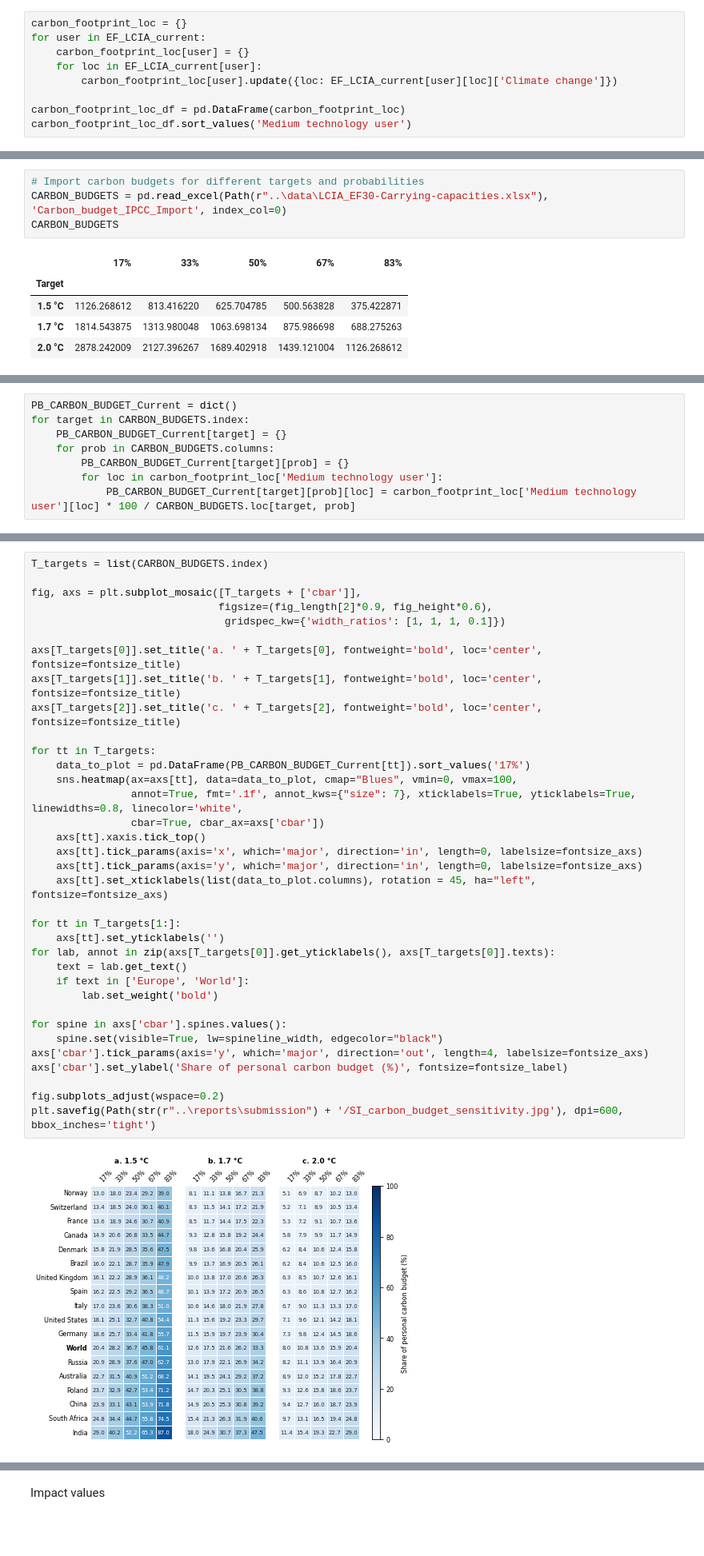
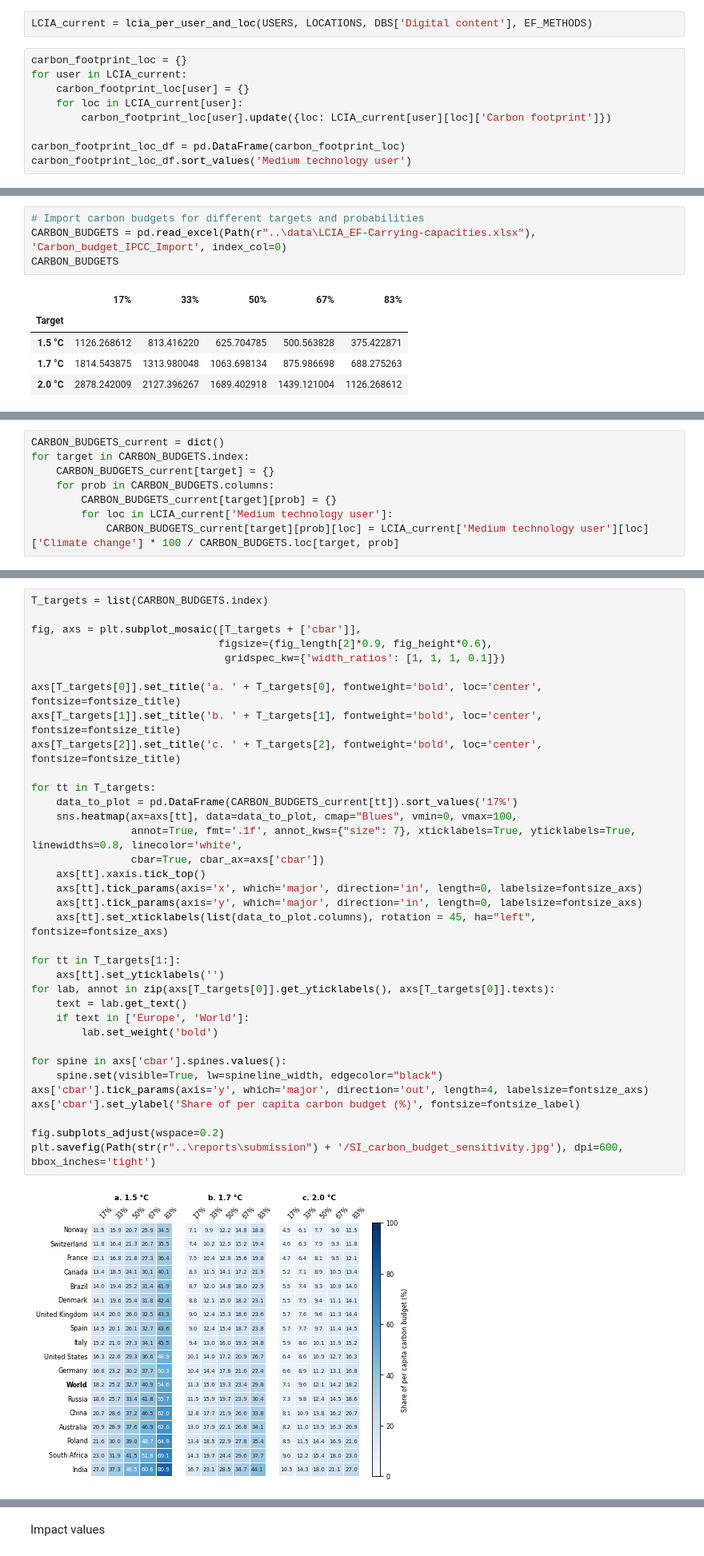
Before and after one commit to robyistrate/internet-environmental-footprint, a Jupyter notebook: notebooks/02_LCA_results_analysis.ipynb, the cells around one changed output, grey strips where cells are left out. Shown at 80% size. Drawn from its saved outputs; the diff is of its cells as text; blank space fills up the shorter version.

```diff
--- a/notebooks/02_LCA_results_analysis.ipynb
+++ b/notebooks/02_LCA_results_analysis.ipynb
@@ -132,9 +127,11 @@ EF_PB_current = impacts_contribution_to_PBs(USERS, LOCATIONS, EF_LCIA_current, E
+# %%
+LCIA_current = lcia_per_user_and_loc(USERS, LOCATIONS, DBS['Digital content'], EF_METHODS)
 # %%
 carbon_footprint_loc = {}
-for user in EF_LCIA_current:
+for user in LCIA_current:
     carbon_footprint_loc[user] = {}
-    for loc in EF_LCIA_current[user]:
-        carbon_footprint_loc[user].update({loc: EF_LCIA_current[user][loc]['Climate change']})
+    for loc in LCIA_current[user]:
+        carbon_footprint_loc[user].update({loc: LCIA_current[user][loc]['Carbon footprint']})
 
 carbon_footprint_loc_df = pd.DataFrame(carbon_footprint_loc)
 carbon_footprint_loc_df.sort_values('Medium technology user')
@@ -250,7 +250,7 @@ fig, axs = pb_share_fig(user, carbon_footprint_loc_df, user_pb, fig_name)
 ### Climate impacts under different carbon budgets
 # %%
 # Import carbon budgets for different targets and probabilities
-CARBON_BUDGETS = pd.read_excel(Path(r"..\data\LCIA_EF30-Carrying-capacities.xlsx"), 'Carbon_budget_IPCC_Import', index_col=0)
+CARBON_BUDGETS = pd.read_excel(Path(r"..\data\LCIA_EF-Carrying-capacities.xlsx"), 'Carbon_budget_IPCC_Import', index_col=0)
 CARBON_BUDGETS
 # %% [output]
 |  | 17% | 33% | 50% | 67% | 83% |
@@ -261,8 +281,8 @@ CARBON_BUDGETS
 # %%
-PB_CARBON_BUDGET_Current = dict()
+CARBON_BUDGETS_current = dict()
 for target in CARBON_BUDGETS.index:
-    PB_CARBON_BUDGET_Current[target] = {}
+    CARBON_BUDGETS_current[target] = {}
     for prob in CARBON_BUDGETS.columns:
-        PB_CARBON_BUDGET_Current[target][prob] = {}
-        for loc in carbon_footprint_loc['Medium technology user']:
-            PB_CARBON_BUDGET_Current[target][prob][loc] = carbon_footprint_loc['Medium technology user'][loc] * 100 / CARBON_BUDGETS.loc[target, prob]
+        CARBON_BUDGETS_current[target][prob] = {}
+        for loc in LCIA_current['Medium technology user']:
+            CARBON_BUDGETS_current[target][prob][loc] = LCIA_current['Medium technology user'][loc]['Climate change'] * 100 / CARBON_BUDGETS.loc[target, prob]
@@ -293,34 +293,34 @@ fig, axs = plt.subplot_mosaic([T_targets + ['cbar']],
                               figsize=(fig_length[2]*0.9, fig_height*0.6),
                                gridspec_kw={'width_ratios': [1, 1, 1, 0.1]})
 
 axs[T_targets[0]].set_title('a. ' + T_targets[0], fontweight='bold', loc='center', fontsize=fontsize_title)
 axs[T_targets[1]].set_title('b. ' + T_targets[1], fontweight='bold', loc='center', fontsize=fontsize_title)
 axs[T_targets[2]].set_title('c. ' + T_targets[2], fontweight='bold', loc='center', fontsize=fontsize_title)
 
 for tt in T_targets:
-    data_to_plot = pd.DataFrame(PB_CARBON_BUDGET_Current[tt]).sort_values('17%')
+    data_to_plot = pd.DataFrame(CARBON_BUDGETS_current[tt]).sort_values('17%')
     sns.heatmap(ax=axs[tt], data=data_to_plot, cmap="Blues", vmin=0, vmax=100,
                 annot=True, fmt='.1f', annot_kws={"size": 7}, xticklabels=True, yticklabels=True, linewidths=0.8, linecolor='white',
                 cbar=True, cbar_ax=axs['cbar'])
     axs[tt].xaxis.tick_top()
     axs[tt].tick_params(axis='x', which='major', direction='in', length=0, labelsize=fontsize_axs)
     axs[tt].tick_params(axis='y', which='major', direction='in', length=0, labelsize=fontsize_axs)
     axs[tt].set_xticklabels(list(data_to_plot.columns), rotation = 45, ha="left", fontsize=fontsize_axs)
 
 for tt in T_targets[1:]:
     axs[tt].set_yticklabels('')
 for lab, annot in zip(axs[T_targets[0]].get_yticklabels(), axs[T_targets[0]].texts):
     text = lab.get_text()
     if text in ['Europe', 'World']:
         lab.set_weight('bold')
 
 for spine in axs['cbar'].spines.values():
     spine.set(visible=True, lw=spineline_width, edgecolor="black")
 axs['cbar'].tick_params(axis='y', which='major', direction='out', length=4, labelsize=fontsize_axs)
-axs['cbar'].set_ylabel('Share of personal carbon budget (%)', fontsize=fontsize_label)
+axs['cbar'].set_ylabel('Share of per capita carbon budget (%)', fontsize=fontsize_label)
 
 fig.subplots_adjust(wspace=0.2)
 plt.savefig(Path(str(r"..\reports\submission") + '/SI_carbon_budget_sensitivity.jpg'), dpi=600, bbox_inches='tight')
 # %% [output]
-[figure, old version]
+[figure, new version]
 # %% [markdown]
```
Also changed, not shown: parts of 53 cells of this notebook.
